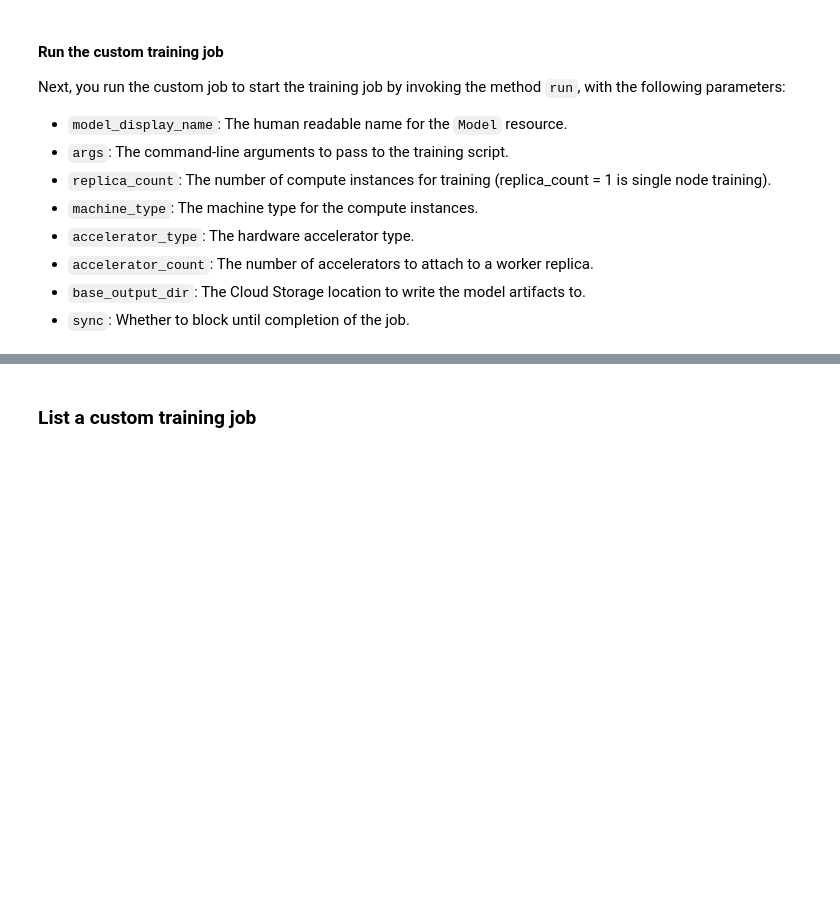
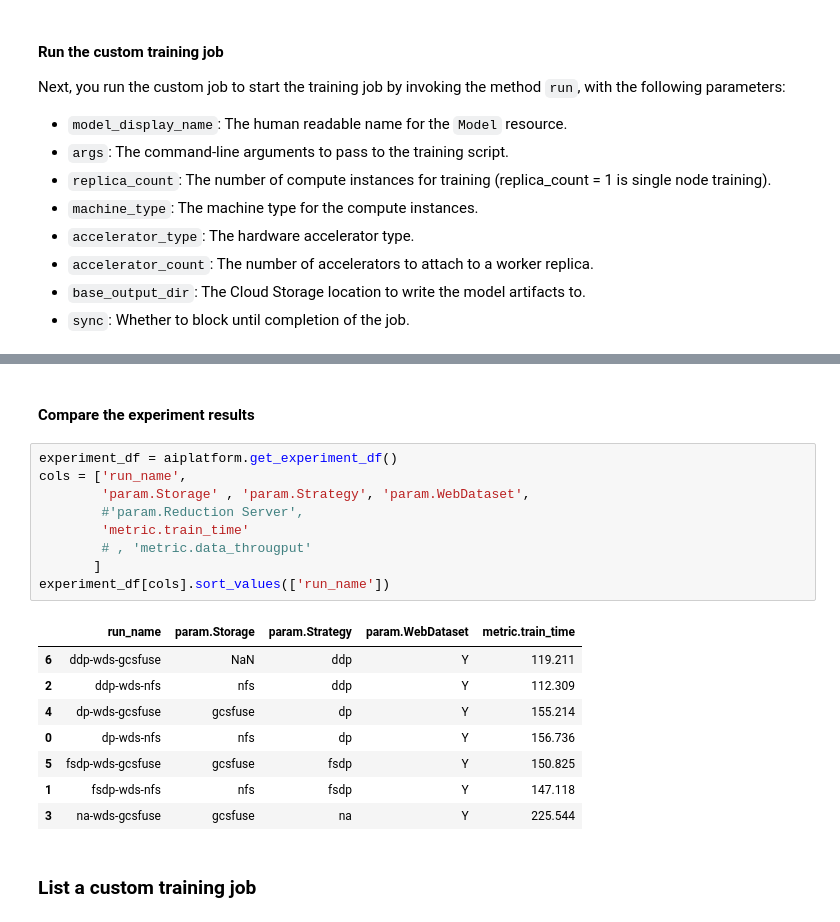
Before and after one commit to RajeshThallam/vertex-ai-samples, a Jupyter notebook: community-content/pytorch_efficient_training/efficient_pytorch_training_on_vertex.ipynb, the cells around one changed output, grey strips where cells are left out. Drawn from its saved outputs; the diff is of its cells as text; blank space fills up the shorter version.

Commit message:
Adding NFS and experimentation

```diff
--- a/community-content/pytorch_efficient_training/efficient_pytorch_training_on_vertex.ipynb
+++ b/community-content/pytorch_efficient_training/efficient_pytorch_training_on_vertex.ipynb
@@ -632,3 +785,23 @@ Training did not produce a Managed Model returning None. Training Pipeline proje
+# %% [markdown]
+#### Compare the experiment results
+# %%
+experiment_df = aiplatform.get_experiment_df()
+cols = ['run_name',
+        'param.Storage' , 'param.Strategy', 'param.WebDataset',
+        #'param.Reduction Server',
+        'metric.train_time'
+        # , 'metric.data_througput'
+       ]
+experiment_df[cols].sort_values(['run_name'])
+# %% [output]
+|  | run_name | param.Storage | param.Strategy | param.WebDataset | metric.train_time |
+| 6 | ddp-wds-gcsfuse | NaN | ddp | Y | 119.211 |
+| 2 | ddp-wds-nfs | nfs | ddp | Y | 112.309 |
+| 4 | dp-wds-gcsfuse | gcsfuse | dp | Y | 155.214 |
+| 0 | dp-wds-nfs | nfs | dp | Y | 156.736 |
+| 5 | fsdp-wds-gcsfuse | gcsfuse | fsdp | Y | 150.825 |
+| 1 | fsdp-wds-nfs | nfs | fsdp | Y | 147.118 |
+| 3 | na-wds-gcsfuse | gcsfuse | na | Y | 225.544 |
 # %% [markdown]
 ### List a custom training job
 # %%
```
Also changed, not shown: parts of 48 cells of this notebook, 8 other files.
